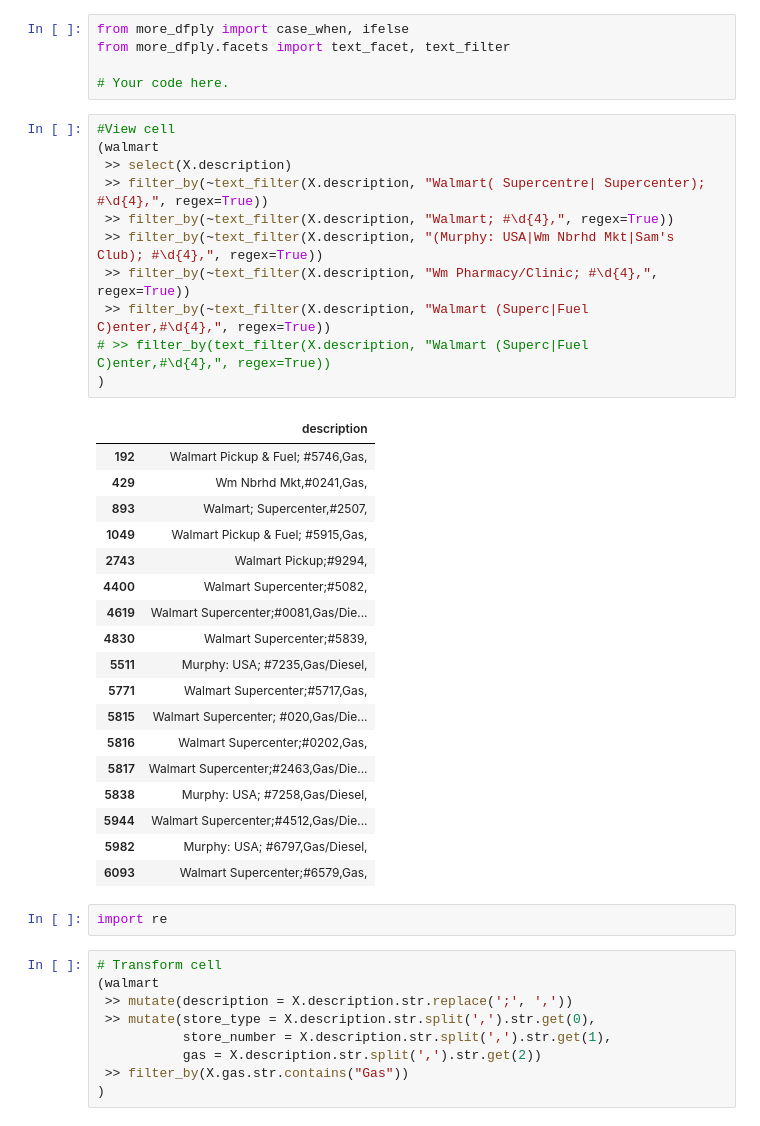
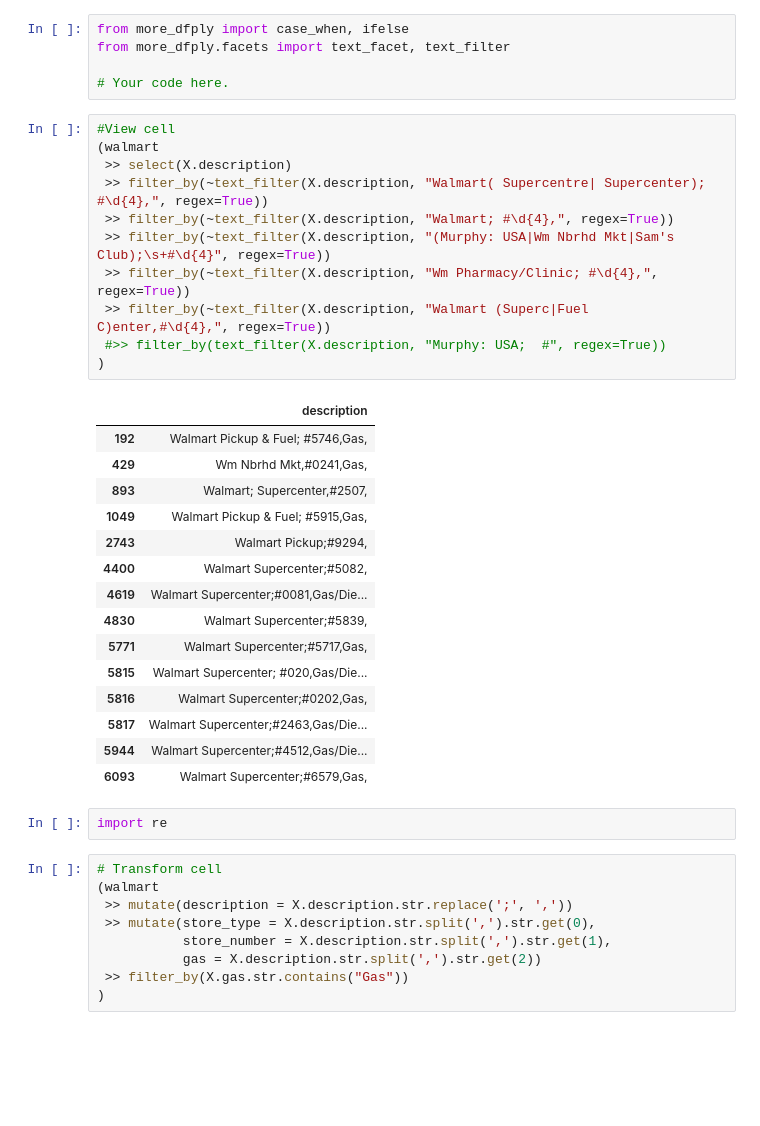
Before and after one commit to LukeCoelho/act4_1_cleaning_up_walmart_data, a Jupyter notebook: act4_1_cleaning_walmart_location_data.ipynb, the cells around one changed output. Saved outputs shown, nothing was run; the diff lists cells and outputs as text; blank space fills up the shorter version.

```diff
--- a/act4_1_cleaning_walmart_location_data.ipynb
+++ b/act4_1_cleaning_walmart_location_data.ipynb
@@ -79,35 +79,32 @@ from more_dfply.facets import text_facet, text_filter
 # %%
 #View cell
 (walmart
  >> select(X.description)
  >> filter_by(~text_filter(X.description, "Walmart( Supercentre| Supercenter); #\d{4},", regex=True))
  >> filter_by(~text_filter(X.description, "Walmart; #\d{4},", regex=True))
- >> filter_by(~text_filter(X.description, "(Murphy: USA|Wm Nbrhd Mkt|Sam's Club); #\d{4},", regex=True))
+ >> filter_by(~text_filter(X.description, "(Murphy: USA|Wm Nbrhd Mkt|Sam's Club);\s+#\d{4}", regex=True))
  >> filter_by(~text_filter(X.description, "Wm Pharmacy/Clinic; #\d{4},", regex=True))
  >> filter_by(~text_filter(X.description, "Walmart (Superc|Fuel C)enter,#\d{4},", regex=True))
-# >> filter_by(text_filter(X.description, "Walmart (Superc|Fuel C)enter,#\d{4},", regex=True))
+ #>> filter_by(text_filter(X.description, "Murphy: USA;  #", regex=True))
 )
 # %% [output]
 |  | description |
 | 192 | Walmart Pickup & Fuel; #5746,Gas, |
 | 429 | Wm Nbrhd Mkt,#0241,Gas, |
 | 893 | Walmart; Supercenter,#2507, |
 | 1049 | Walmart Pickup & Fuel; #5915,Gas, |
 | 2743 | Walmart Pickup;#9294, |
 | 4400 | Walmart Supercenter;#5082, |
 | 4619 | Walmart Supercenter;#0081,Gas/Die... |
 | 4830 | Walmart Supercenter;#5839, |
-| 5511 | Murphy: USA; #7235,Gas/Diesel, |
 | 5771 | Walmart Supercenter;#5717,Gas, |
 | 5815 | Walmart Supercenter; #020,Gas/Die... |
 | 5816 | Walmart Supercenter;#0202,Gas, |
 | 5817 | Walmart Supercenter;#2463,Gas/Die... |
-| 5838 | Murphy: USA; #7258,Gas/Diesel, |
 | 5944 | Walmart Supercenter;#4512,Gas/Die... |
-| 5982 | Murphy: USA; #6797,Gas/Diesel, |
 | 6093 | Walmart Supercenter;#6579,Gas, |
-# %%
-import re
+# %%
+import re
 # %%
 # Transform cell
 (walmart
```
